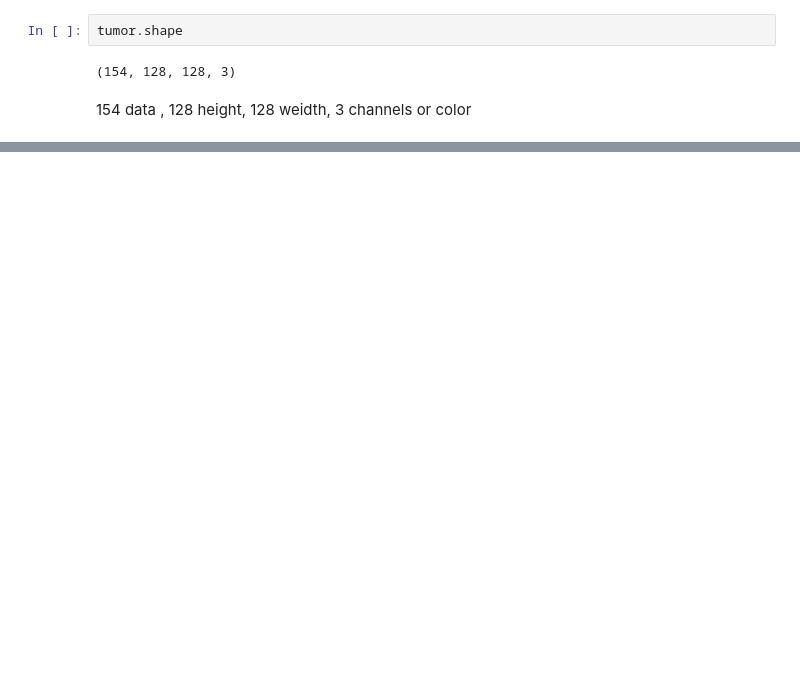
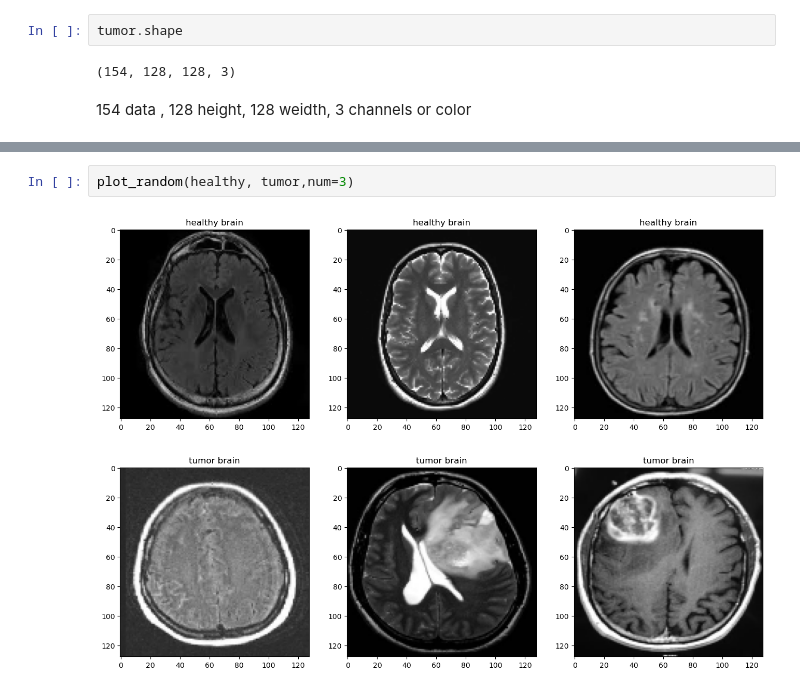
Before and after one commit to AshikurIST/CNN_Brain_Tumor_detection, a Jupyter notebook: MRI_Brain_Tumor_Detector.ipynb, the cells around one changed output, grey strips where cells are left out. Drawn from its saved outputs; the diff is of its cells as text; blank space fills up the shorter version.

```diff
--- a/MRI_Brain_Tumor_Detector.ipynb
+++ b/MRI_Brain_Tumor_Detector.ipynb
@@ -111,0 +144,5 @@ All.shape
+# %%
+plot_random(healthy, tumor,num=3)
+# %% [output]
+[figure, added]
+[figure, added]
```
Also changed, not shown: parts of 15 cells of this notebook.
